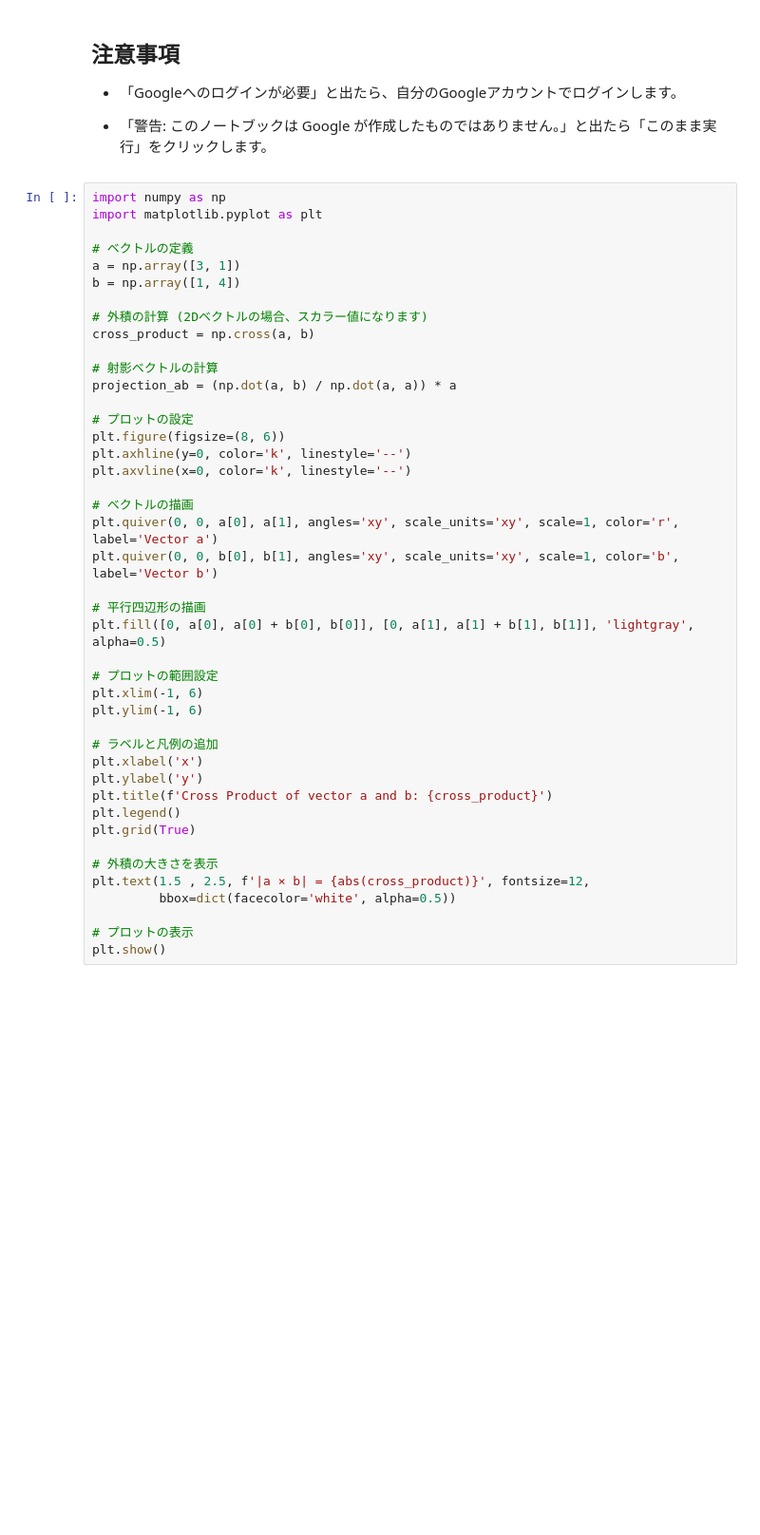
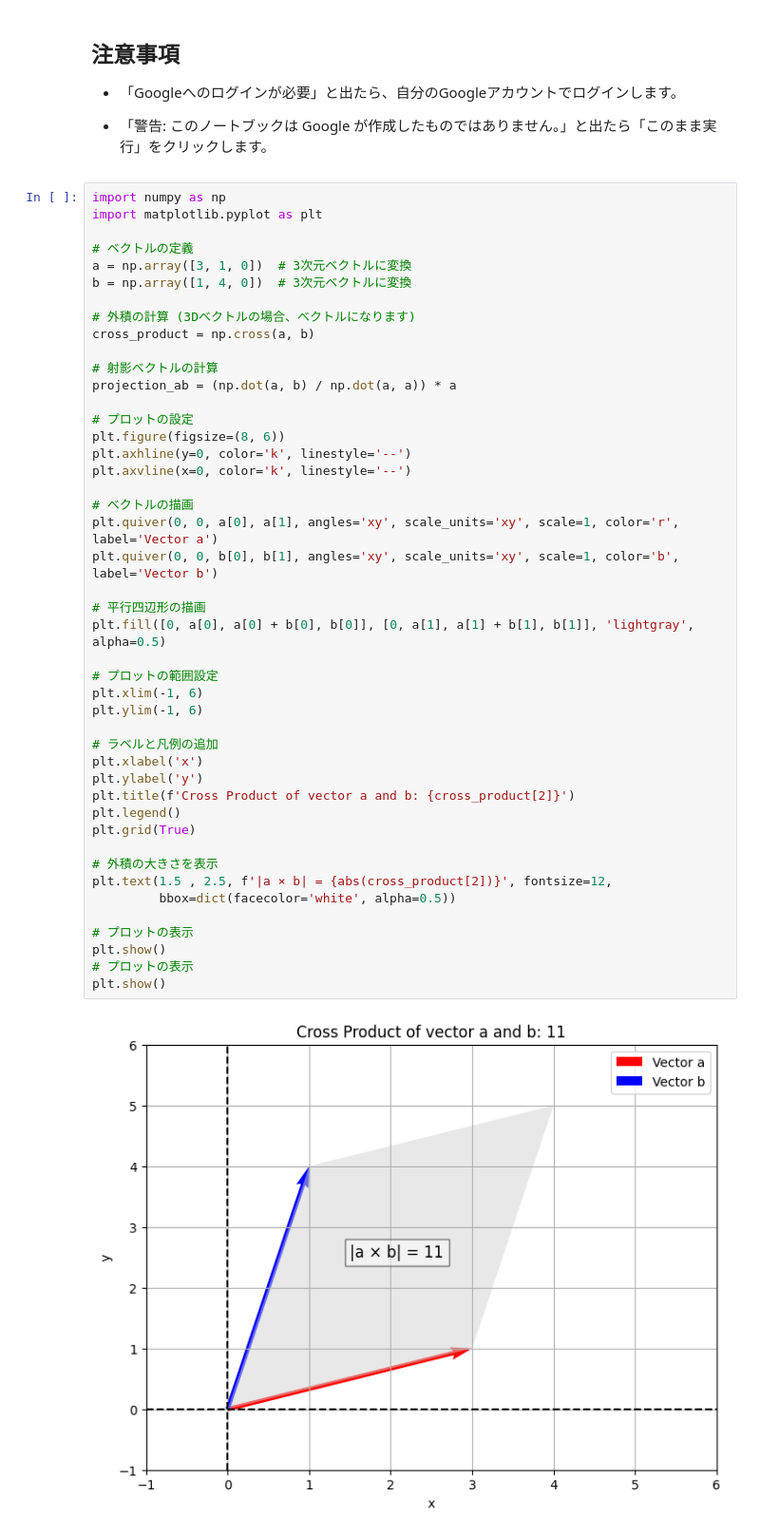
Before and after one commit to nakano0328/archive, a Jupyter notebook: notebook/linear_algebra/crossproduct/cross_2dim.ipynb, the cells around one changed output. Shown: that part at 95% size. Saved outputs shown, nothing was run; the diff lists cells and outputs as text; blank space fills up the shorter version.

```diff
--- a/notebook/linear_algebra/crossproduct/cross_2dim.ipynb
+++ b/notebook/linear_algebra/crossproduct/cross_2dim.ipynb
@@ -15,41 +15,45 @@ import numpy as np
 import matplotlib.pyplot as plt
 
 # ベクトルの定義
-a = np.array([3, 1])
-b = np.array([1, 4])
+a = np.array([3, 1, 0])  # 3次元ベクトルに変換
+b = np.array([1, 4, 0])  # 3次元ベクトルに変換
 
-# 外積の計算 (2Dベクトルの場合、スカラー値になります)
+# 外積の計算 (3Dベクトルの場合、ベクトルになります)
 cross_product = np.cross(a, b)
 
 # 射影ベクトルの計算
 projection_ab = (np.dot(a, b) / np.dot(a, a)) * a
 
 # プロットの設定
 plt.figure(figsize=(8, 6))
 plt.axhline(y=0, color='k', linestyle='--')
 plt.axvline(x=0, color='k', linestyle='--')
 
 # ベクトルの描画
 plt.quiver(0, 0, a[0], a[1], angles='xy', scale_units='xy', scale=1, color='r', label='Vector a')
 plt.quiver(0, 0, b[0], b[1], angles='xy', scale_units='xy', scale=1, color='b', label='Vector b')
 
 # 平行四辺形の描画
 plt.fill([0, a[0], a[0] + b[0], b[0]], [0, a[1], a[1] + b[1], b[1]], 'lightgray', alpha=0.5)
 
 # プロットの範囲設定
 plt.xlim(-1, 6)
 plt.ylim(-1, 6)
 
 # ラベルと凡例の追加
 plt.xlabel('x')
 plt.ylabel('y')
-plt.title(f'Cross Product of vector a and b: {cross_product}')
+plt.title(f'Cross Product of vector a and b: {cross_product[2]}')
 plt.legend()
 plt.grid(True)
 
 # 外積の大きさを表示
-plt.text(1.5 , 2.5, f'|a × b| = {abs(cross_product)}', fontsize=12,
+plt.text(1.5 , 2.5, f'|a × b| = {abs(cross_product[2])}', fontsize=12,
          bbox=dict(facecolor='white', alpha=0.5))
 
 # プロットの表示
 plt.show()
+# プロットの表示
+plt.show()
+# %% [output]
+[figure, added]
```
Also changed, not shown: 4 other files.
